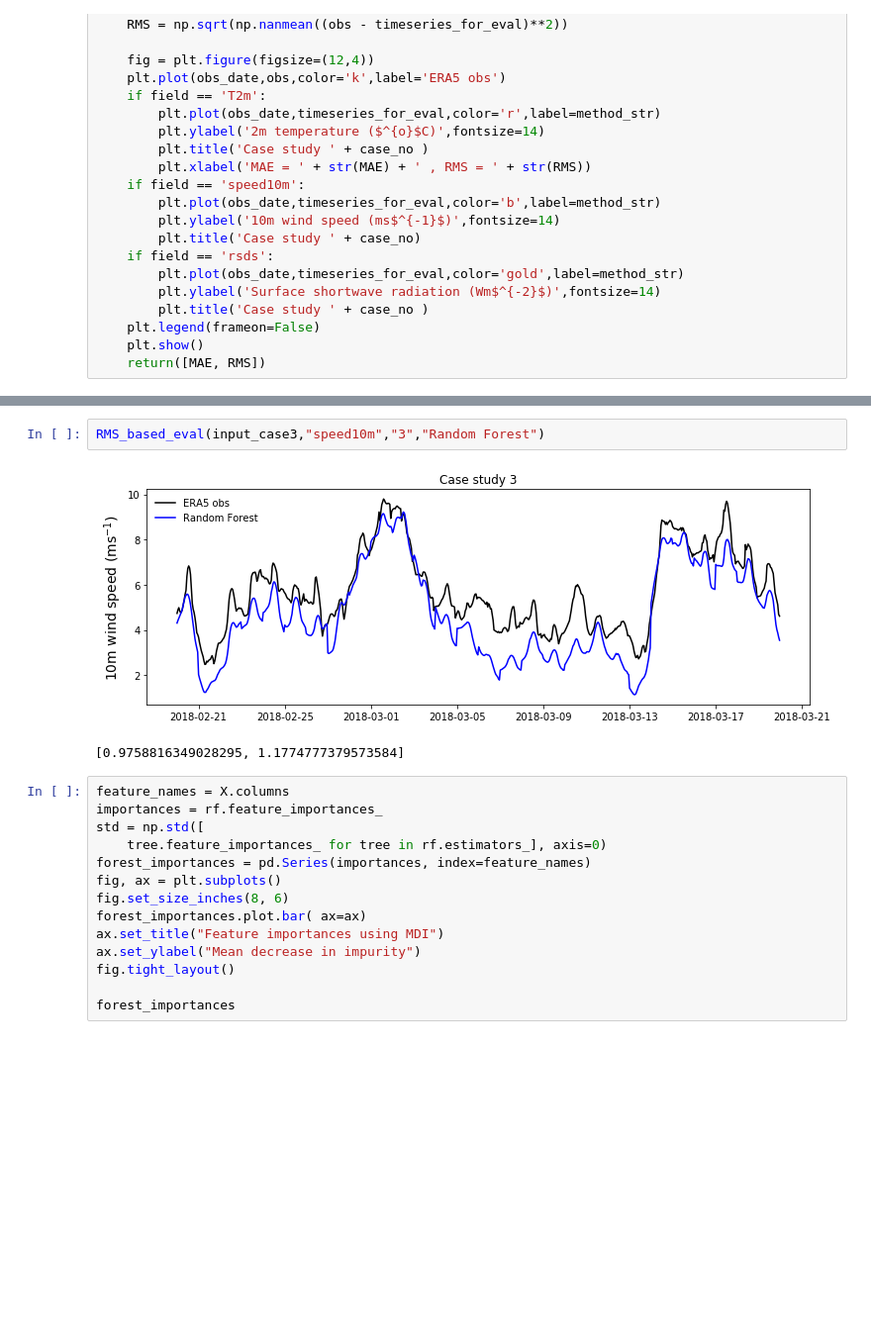
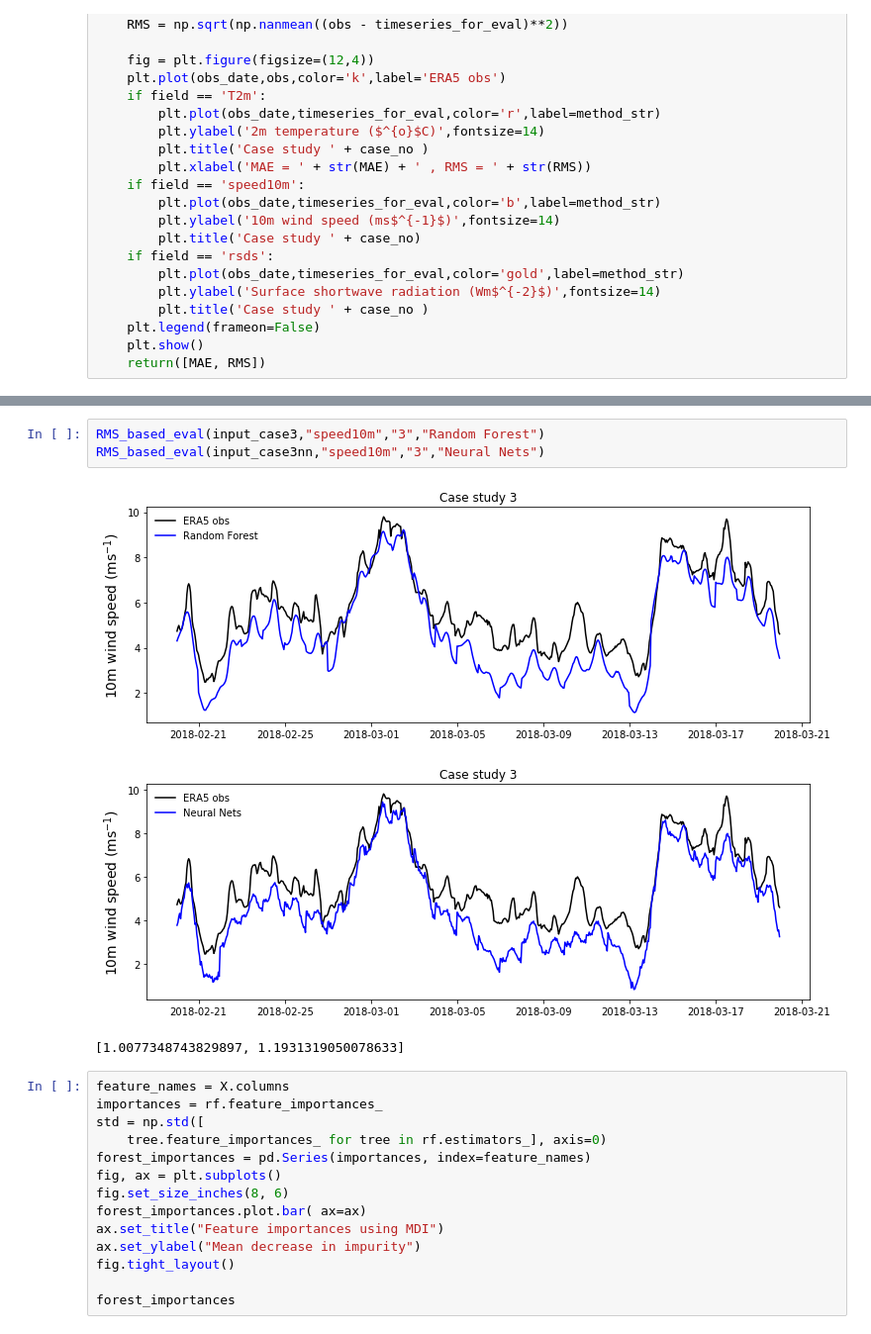
Before and after one commit to 2021-Energy-Climate-Hackathon/group_1, a Jupyter notebook: wind10_modeling_w_lag.ipynb, the cells around one changed output, grey strips where cells are left out. Shown at 99% size. Saved outputs shown, nothing was run; the diff lists cells and outputs as text; blank space fills up the shorter version.

```diff
--- a/wind10_modeling_w_lag.ipynb
+++ b/wind10_modeling_w_lag.ipynb
@@ -305,8 +345,10 @@ RMS_based_eval(input_case2,"speed10m","2","Random Forest")
 # %%
 RMS_based_eval(input_case3,"speed10m","3","Random Forest")
+RMS_based_eval(input_case3nn,"speed10m","3","Neural Nets")
 # %% [output]
 [figure]
+[figure, added]
-[0.9758816349028295, 1.1774777379573584]
+[1.0077348743829897, 1.1931319050078633]
 # %%
 feature_names = X.columns
 importances = rf.feature_importances_
```
Also changed, not shown: parts of 7 cells of this notebook.
